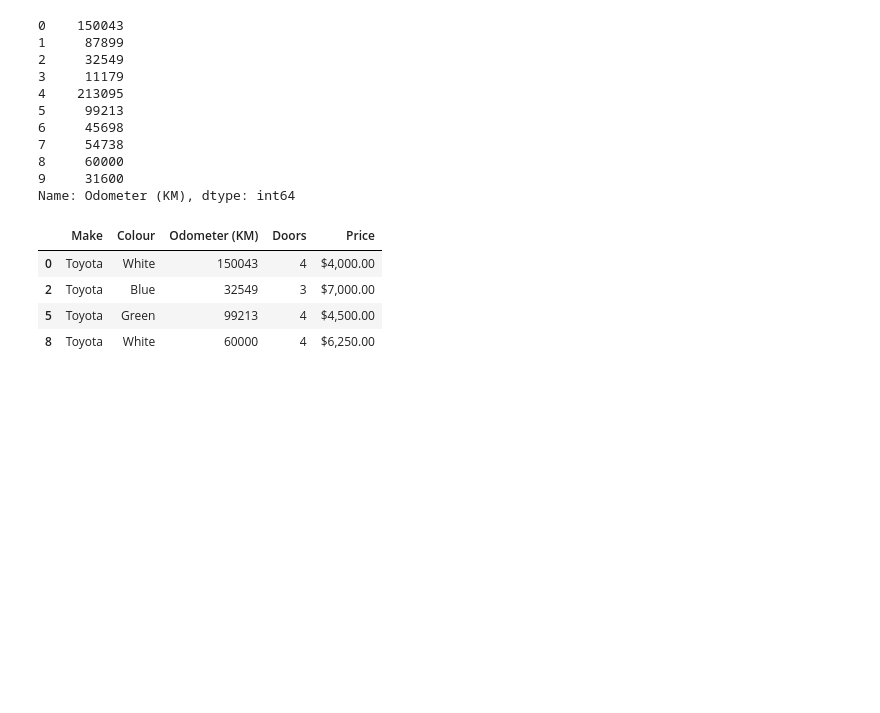
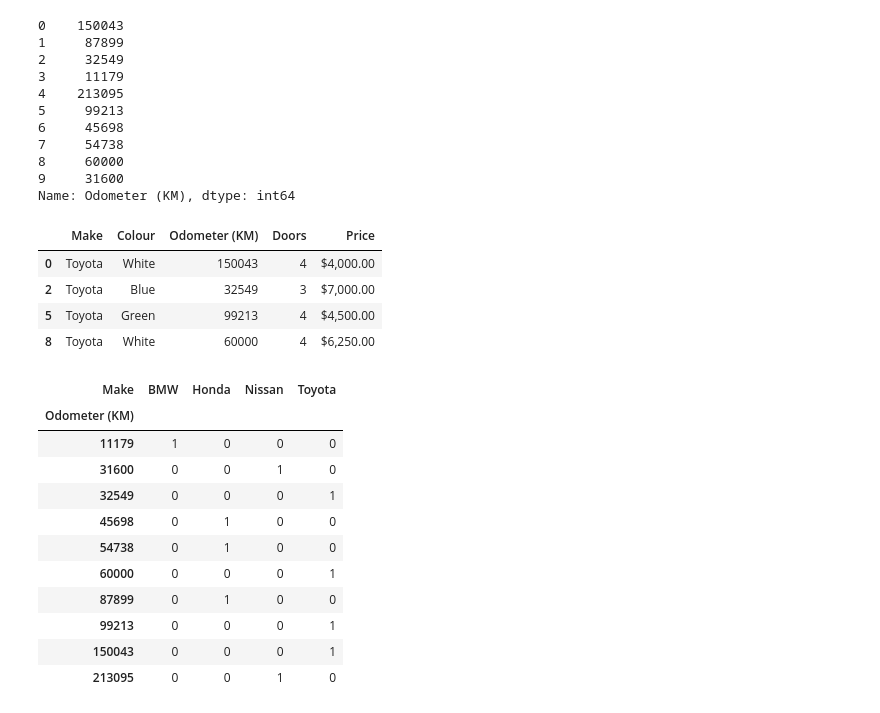
Before and after one commit to necatiiemre/MachineLearningDataScience, a Jupyter notebook: IntroductionPandas/introduction-to-pandas.ipynb, the cells around one changed output. Cells and saved outputs as stored; diff of their text form; code cells hidden in the pictures; blank space fills up the shorter version.

```diff
--- a/IntroductionPandas/introduction-to-pandas.ipynb
+++ b/IntroductionPandas/introduction-to-pandas.ipynb
@@ -208,3 +209,18 @@ car_sales[car_sales["Make"] == "Toyota"]
 | 2 | Toyota | Blue | 32549 | 3 | $7,000.00 |
 | 5 | Toyota | Green | 99213 | 4 | $4,500.00 |
 | 8 | Toyota | White | 60000 | 4 | $6,250.00 |
+# %%
+pd.crosstab(car_sales["Odometer (KM)"], car_sales["Make"])
+# %% [output]
+| Make | BMW | Honda | Nissan | Toyota |
+| Odometer (KM) |  |  |  |  |
+| 11179 | 1 | 0 | 0 | 0 |
+| 31600 | 0 | 0 | 1 | 0 |
+| 32549 | 0 | 0 | 0 | 1 |
+| 45698 | 0 | 1 | 0 | 0 |
+| 54738 | 0 | 1 | 0 | 0 |
+| 60000 | 0 | 0 | 0 | 1 |
+| 87899 | 0 | 1 | 0 | 0 |
+| 99213 | 0 | 0 | 0 | 1 |
+| 150043 | 0 | 0 | 0 | 1 |
+| 213095 | 0 | 0 | 1 | 0 |
```
Also changed, not shown: parts of 5 cells of this notebook.
